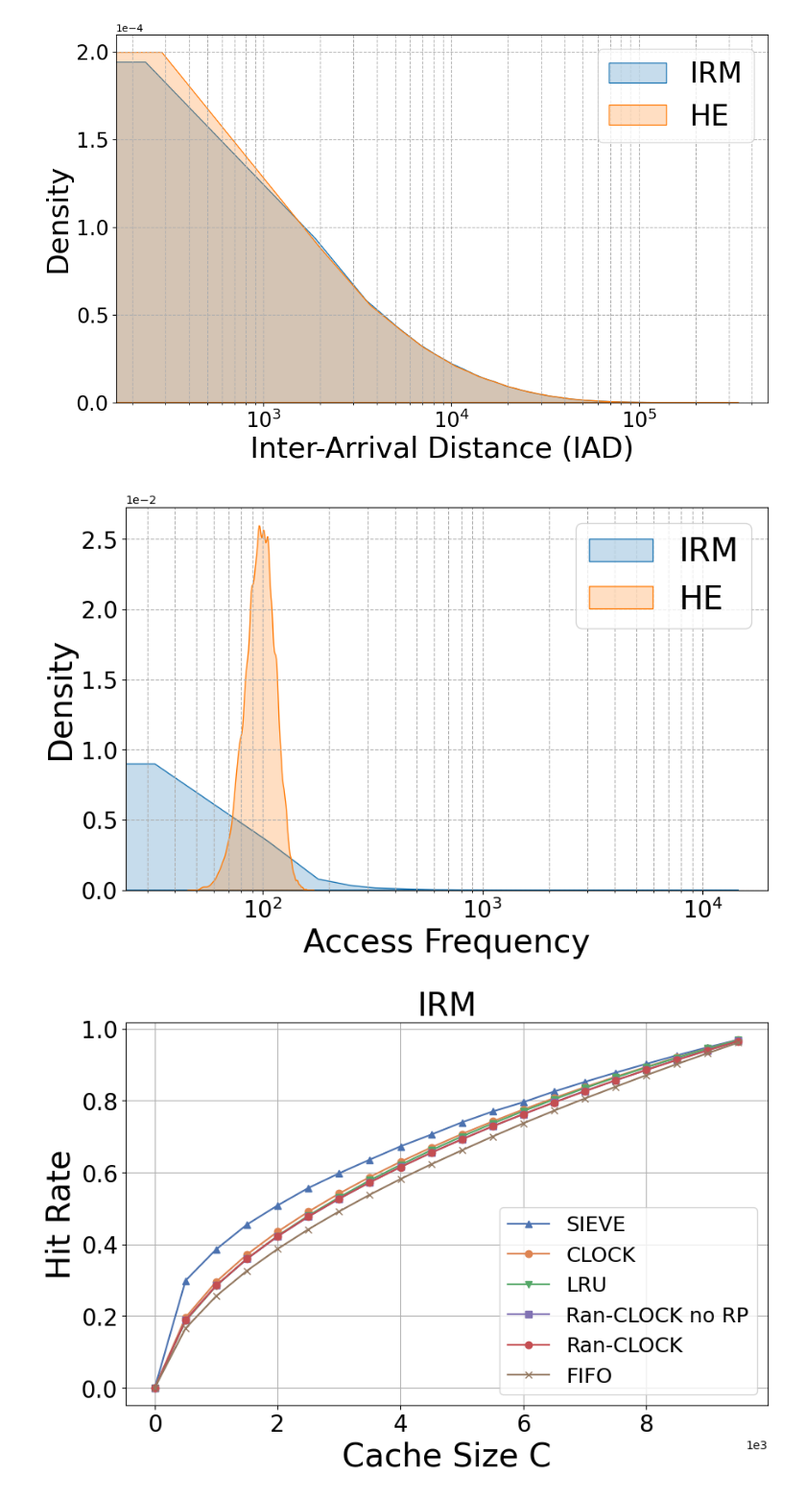
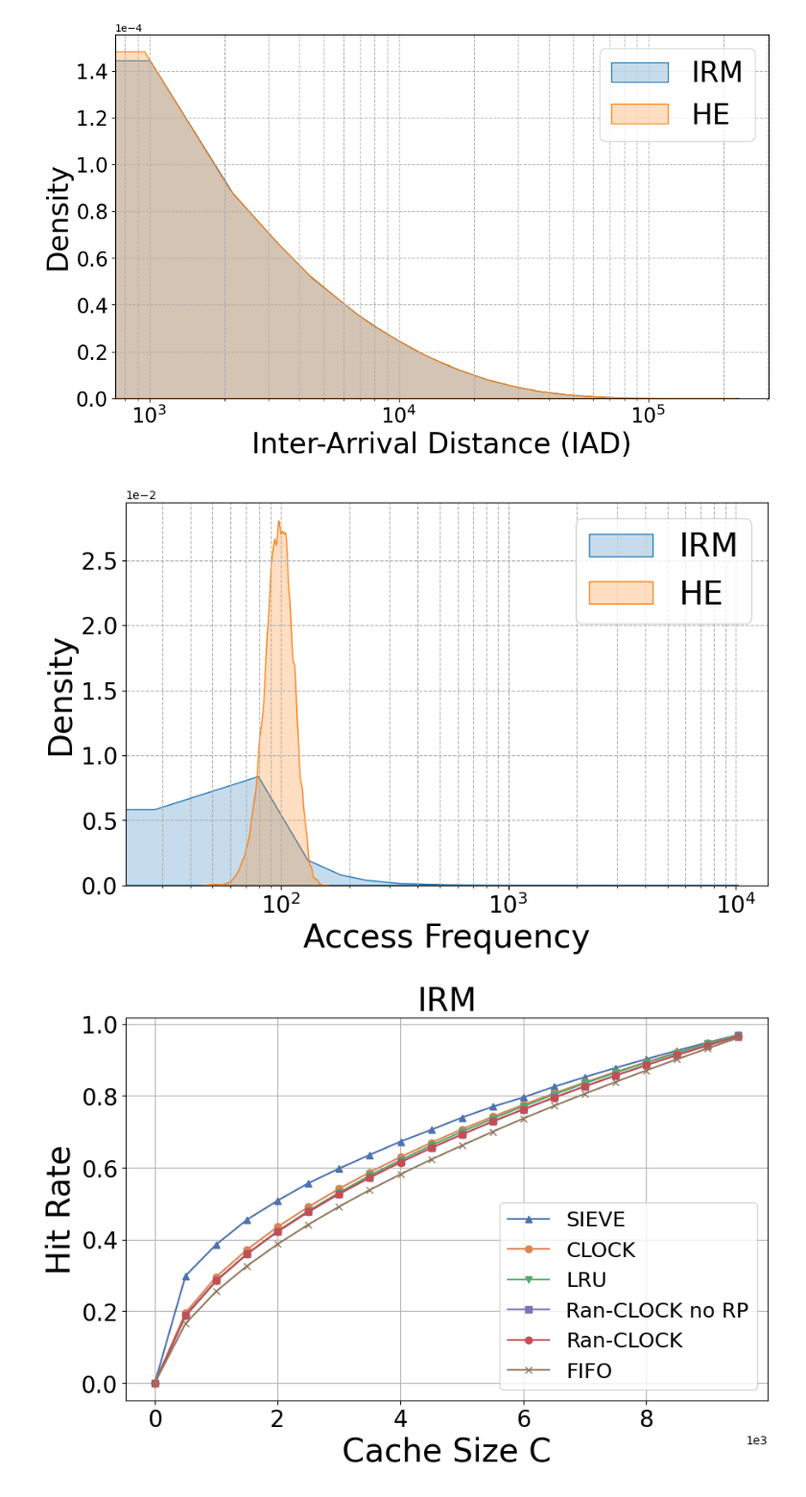
Before and after one commit to Effygal/cache-modeling, a Jupyter notebook: mrc-analysis.ipynb, the cells around one changed output. Shown at 96% size. Drawn from its saved outputs; the diff is of its cells as text; code cells hidden in the pictures.

```diff
--- a/mrc-analysis.ipynb
+++ b/mrc-analysis.ipynb
@@ -85,33 +85,35 @@ def gen_from_iad(f, M, n):
         heapq.heappush(h, (t + f(), addr))
     return np.array(trace, dtype=np.int32)
 # %%
-lmb, trace1 = gen_from_zipf(10000, 1000000, 0.65)
+lmb, trace1 = gen_from_zipf(10000, 1000000, 0.6)
 iads1 = tg.iad(trace1)
+iads1 = iads1[iads1 > 0]
 f = lambda: int(np.random.choice(iads1))
 trace2 = gen_from_iad(f, 10000, 1000000)
 # %%
 # iads should match
 iads2 = tg.iad(trace2)
+iads2 = iads2[iads2 > 0]
 plt.figure(figsize=(10,6))
 sns.kdeplot(iads1, bw_adjust=0.5, label='IRM', fill=True)
 sns.kdeplot(iads2, bw_adjust=0.5, label='HE', fill=True)
 ax = plt.gca()
 ax.xaxis.set_major_formatter(ticker.ScalarFormatter())
 ax.xaxis.get_major_formatter().set_scientific(True)
 ax.xaxis.get_major_formatter().set_powerlimits((-1, 1))
 ax.yaxis.set_major_formatter(ticker.ScalarFormatter())
 ax.yaxis.get_major_formatter().set_scientific(True)
 ax.yaxis.get_major_formatter().set_powerlimits((-1, 1))
 ax.tick_params(axis='both',  labelsize=20)
 plt.tight_layout()
 plt.xscale('log')
 plt.xlabel('Inter-Arrival Distance (IAD)', fontsize=28)
 plt.ylabel('Density', fontsize=28)
 plt.legend(fontsize=28)
 plt.grid(True, which="both", ls="--")
 plt.show()
 # %% [output]
-[figure, old version]
+[figure, new version]
 # %%
 # frequency should not match
 u1, c1 = np.unique(trace1, return_counts=True)
@@ -134,7 +136,7 @@ plt.legend(fontsize=28)
 plt.grid(True, which="both", ls="--")
 plt.show()
 # %% [output]
-[figure, old version]
+[figure, new version]
 # %%
 c, hr_ran_clock = sim_ran_clock_rp(trace1)
 cn, hr_ran_clock_no_rp = sim_ran_clock_no_rp(trace1)
```
Also changed, not shown: parts of 3 cells of this notebook.
